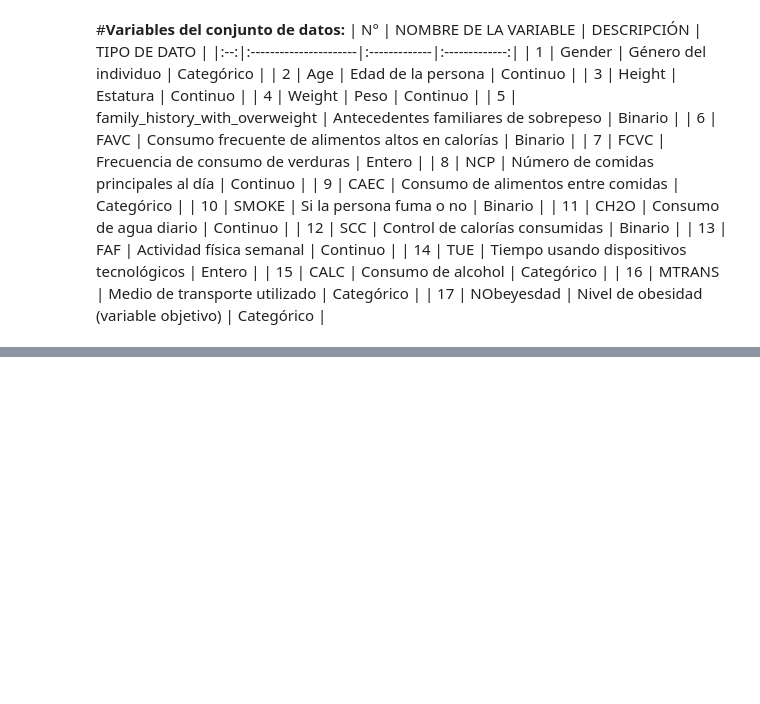
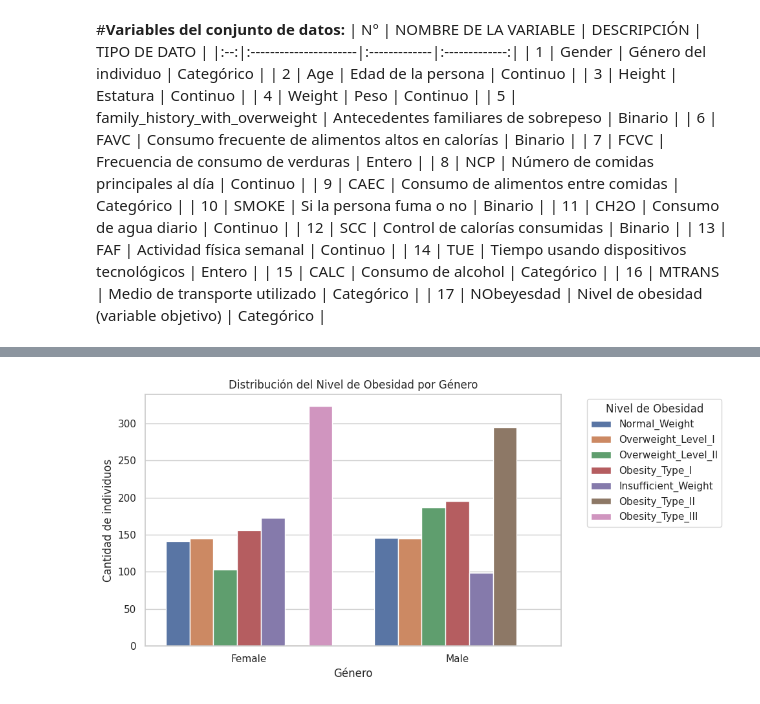
Before and after one commit to LizethMesaC/TrabajoFinalCDD, a Jupyter notebook: Trabajo_Final_CDD.ipynb, the cells around one changed output, grey strips where cells are left out. Saved outputs shown, nothing was run; the diff lists cells and outputs as text; code cells hidden in the pictures; blank space fills up the shorter version.

```diff
--- a/Trabajo_Final_CDD.ipynb
+++ b/Trabajo_Final_CDD.ipynb
@@ -725,0 +682,20 @@ relaciones
+# %%
+plt.figure(figsize=(10,5))
+sns.countplot(
+    data=Obesidad_DataSet,
+    x="Gender",
+    hue="Obesity_Level"
+)
+plt.title("Distribución del Nivel de Obesidad por Género")
+plt.xlabel("Género")
+plt.ylabel("Cantidad de individuos")
+plt.xticks(rotation=0)
+plt.legend(
+    title="Nivel de Obesidad",
+    bbox_to_anchor=(1.05, 1),
+    loc="upper left"
+)
+plt.tight_layout()
+plt.show()
+# %% [output]
+[figure, added]
```
Also changed, not shown: parts of 97 cells of this notebook.
